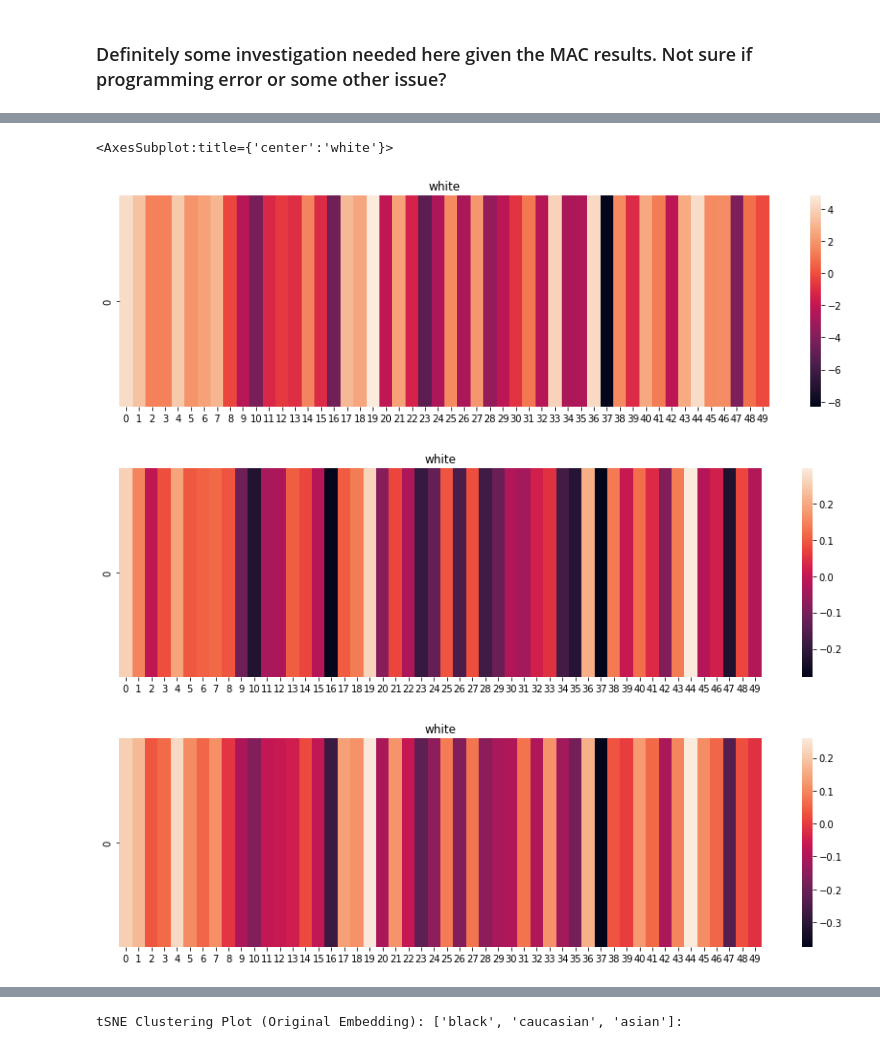
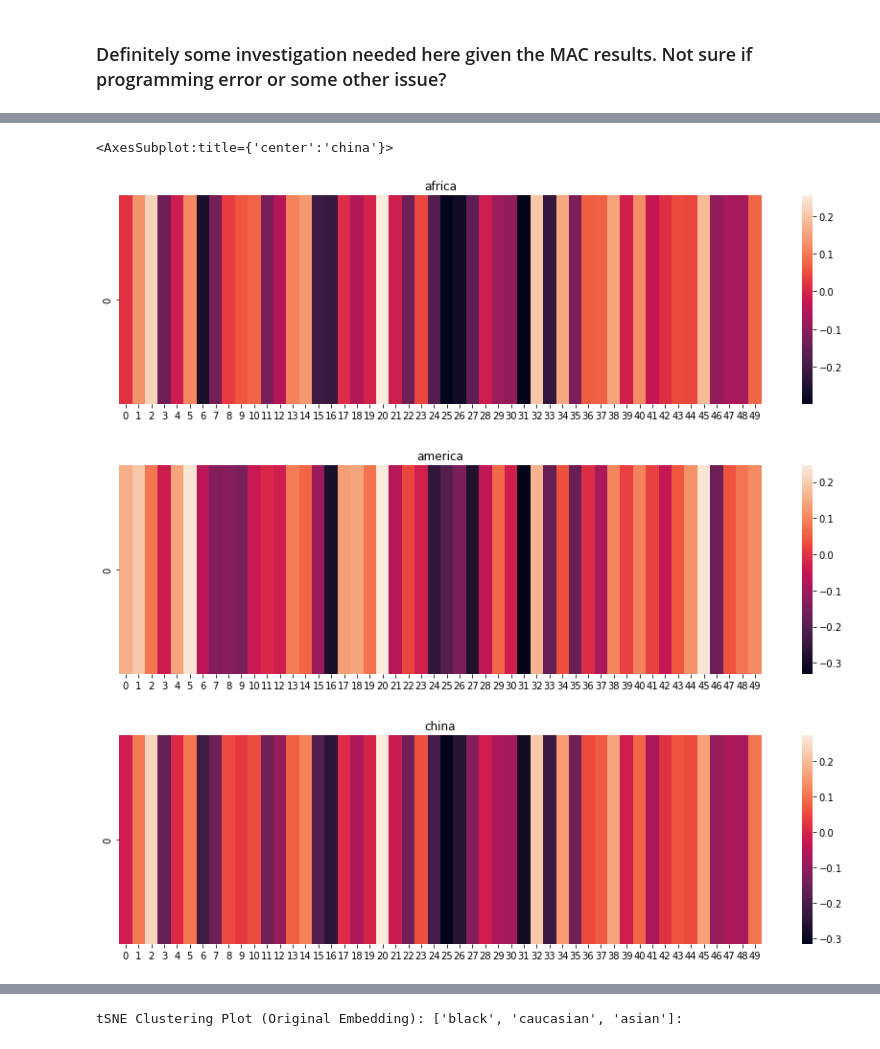
Before and after one commit to YolandaMDavis/DoubleHardMulticlass, a Jupyter notebook: hard-debias-experiment.ipynb, the cells around one changed output, grey strips where cells are left out. Drawn from its saved outputs; the diff is of its cells as text; code cells hidden in the pictures.

```diff
--- a/hard-debias-experiment.ipynb
+++ b/hard-debias-experiment.ipynb
@@ -277,23 +391,21 @@ sns.heatmap([full_wv_dhd['black']])
 # %%
 fig, ax = plt.subplots()
 fig.set_figwidth(15)
-ax.title.set_text('white')
-sns.heatmap([wv_pt['white']])
-
+ax.title.set_text('africa')
+sns.heatmap([full_wv_dhd['africa']])
 
 fig, ax = plt.subplots()
 fig.set_figwidth(15)
-ax.title.set_text('white')
-sns.heatmap([wv_hd['white']])
-
+ax.title.set_text('america')
+sns.heatmap([full_wv_dhd['america']])
 
 fig, ax = plt.subplots()
 fig.set_figwidth(15)
-ax.title.set_text('white')
-sns.heatmap([full_wv_dhd['white']])
+ax.title.set_text('china')
+sns.heatmap([full_wv_dhd['china']])
 # %% [output]
-<AxesSubplot:title={'center':'white'}>
+<AxesSubplot:title={'center':'china'}>
-[figure, old version]
+[figure, new version]
-[figure, old version]
+[figure, new version]
-[figure, old version]
+[figure, new version]
 # %%
```
Also changed, not shown: parts of 16 cells of this notebook, 1 other file.
